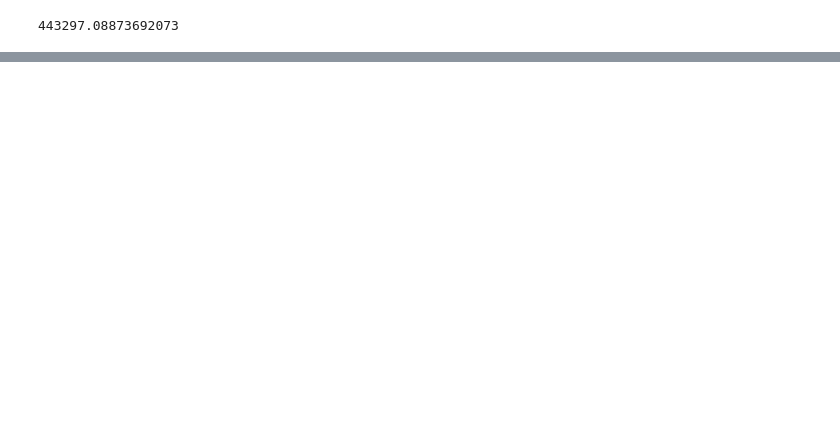
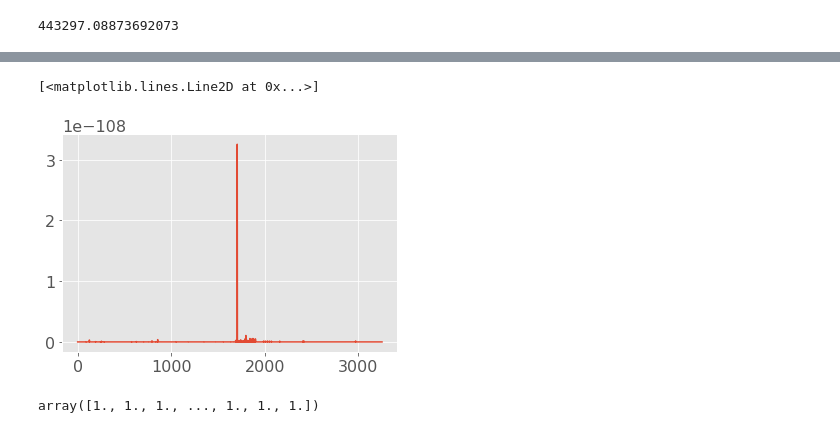
Before and after one commit to everyxs/NavigationMDP, a Jupyter notebook: code.ipynb, the cells around one changed output, grey strips where cells are left out. Saved outputs shown, nothing was run; the diff lists cells and outputs as text; code cells hidden in the pictures; blank space fills up the shorter version.

```diff
--- a/code.ipynb
+++ b/code.ipynb
@@ -580,3 +571,9 @@ for i in range(len(flights.degree)):
 d*np.log2(len(flights))
 # %% [output]
 443297.08873692073
+# %%
+transCost = np.ones(len(L),dtype="float64")
+transCost[1705] = 0
+transCost = np.exp(-5*transCost)
+TP = np.matmul(np.diag(transCost),P0)
+TP
@@ -582,0 +594,15 @@ d*np.log2(len(flights))
+# %%
+TP32 = np.matmul(np.linalg.matrix_power(TP,64),e)
+#plt.plot(np.sort(np.matmul(TP32,e)))
+plt.plot(TP32)
+# %% [output]
+[<matplotlib.lines.Line2D at 0x...>]
+[figure, added]
+# %%
+TP16N = TP32/sum(TP32)
+EP = np.matmul(np.diag(TP16N),P0)
+D = np.diag(sum(EP)).astype(np.float64)
+EP0 = EP/EP.sum(axis=0, keepdims=True).astype(np.float64)
+np.sum(EP0,axis=0)
+# %% [output]
+array([1., 1., 1., ..., 1., 1., 1.])
```
Also changed, not shown: parts of 19 cells of this notebook.
